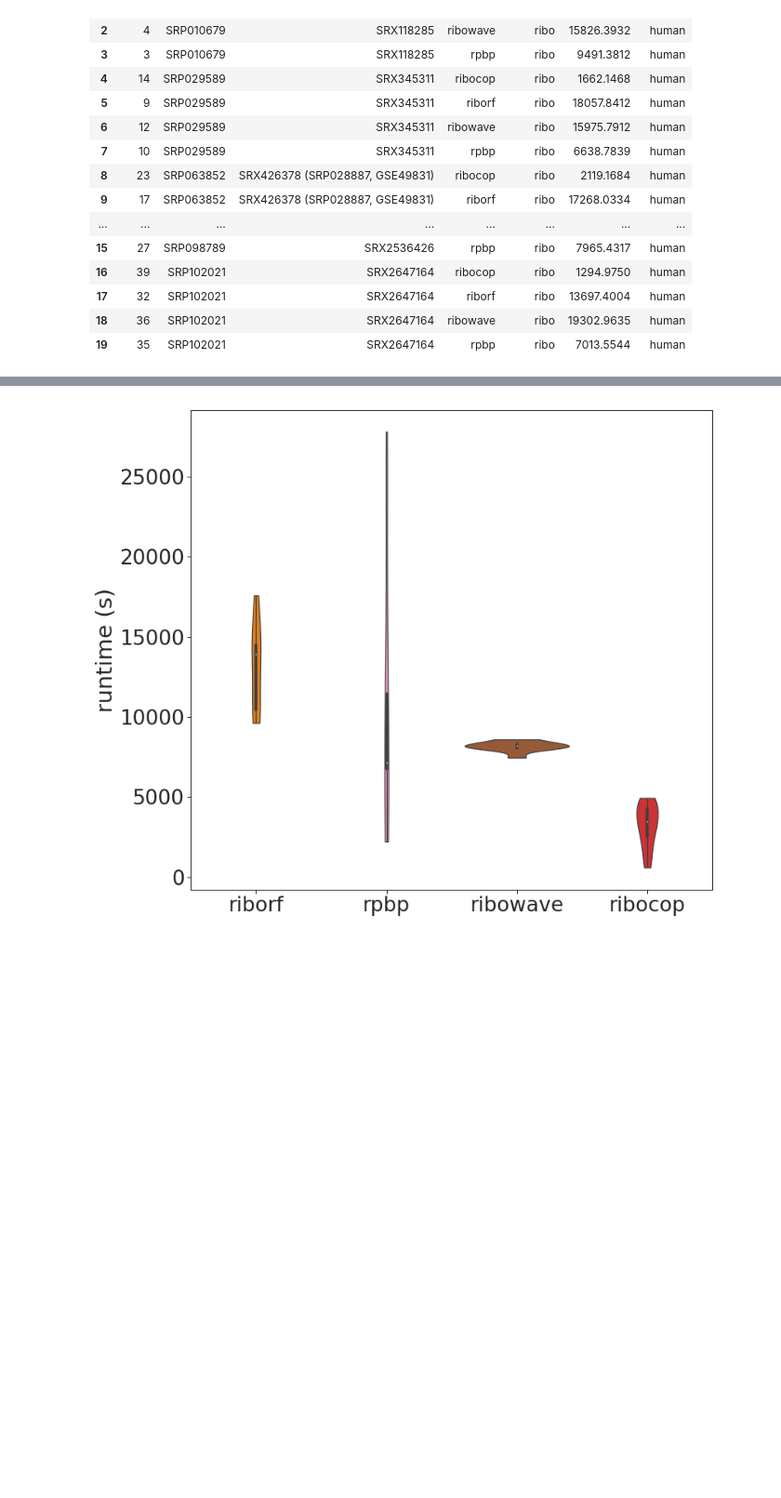
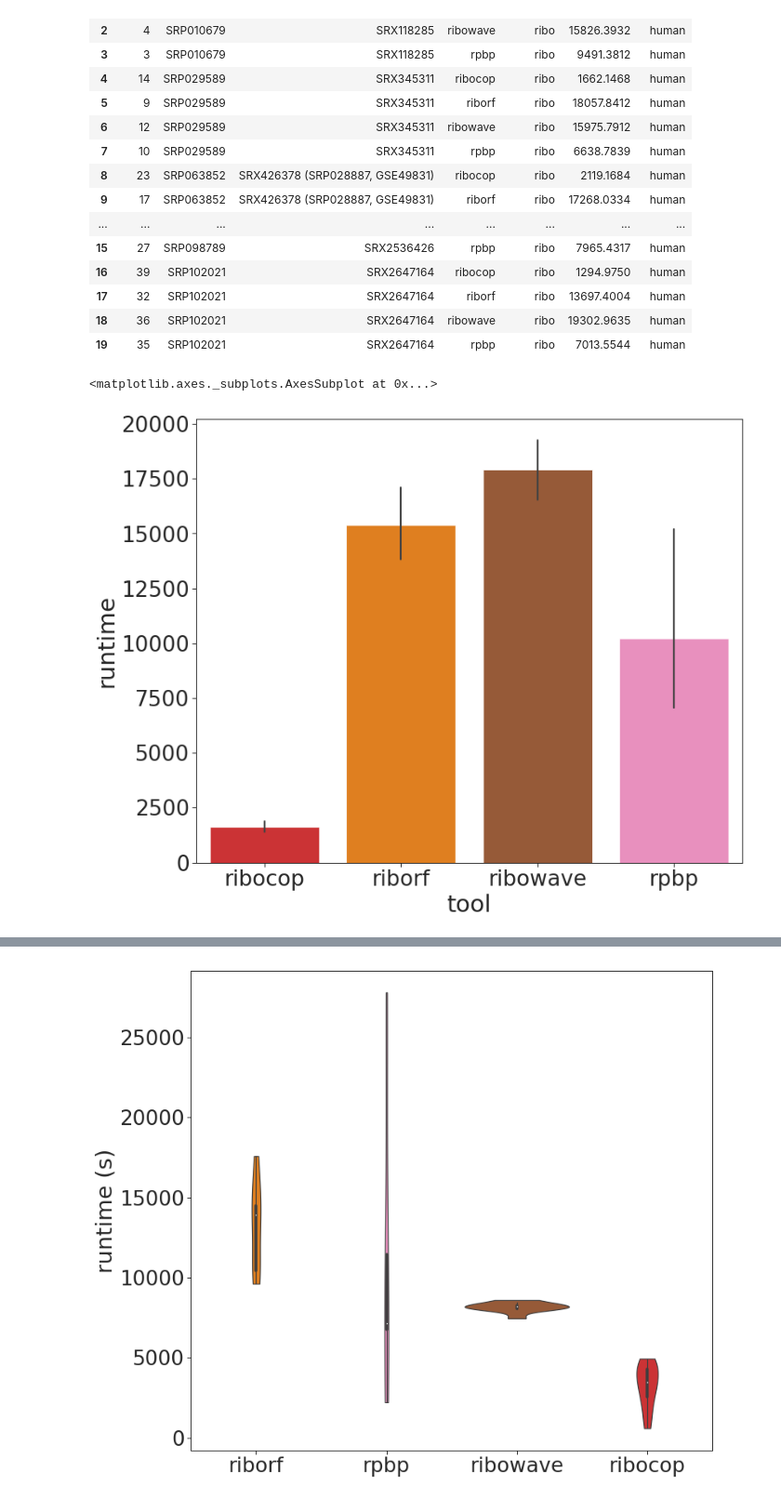
Before and after one commit to smithlabcode/ribotricer-results, a Jupyter notebook: notebooks/14.time-requirements.ipynb, the cells around one changed output, grey strips where cells are left out. Shown: that part at 93% size. Cells and saved outputs as stored; diff of their text form; code cells hidden in the pictures; blank space fills up the shorter version.

```diff
--- a/notebooks/14.time-requirements.ipynb
+++ b/notebooks/14.time-requirements.ipynb
@@ -154,5 +154,20 @@ hg_df_ribo
 | 17 | 32 | SRP102021 | SRX2647164 | riborf | ribo | 13697.4004 | human |
 | 18 | 36 | SRP102021 | SRX2647164 | ribowave | ribo | 19302.9635 | human |
 | 19 | 35 | SRP102021 | SRX2647164 | rpbp | ribo | 7013.5544 | human |
+# %%
+sns.set_context('paper', font_scale=3)
+sns.set_style('white')
+sns.set_style("ticks", {"xtick.major.size": 20, "ytick.major.size": 50})
+
+fig, ax = plt.subplots(figsize=(12,10))
+sns.set_style("ticks", {"xtick.major.size": 20, "ytick.major.size": 50})
+
+sns.set_style("ticks", {"xtick.major.size": 20, "ytick.major.size": 50})
+
+sns.barplot(data=hg_df_ribo, x='tool', y='runtime', palette=tool_colors, ax=ax)
+fig.savefig
+# %% [output]
+<matplotlib.axes._subplots.AxesSubplot at 0x...>
+[figure, added]
 # %%
 combined_df = pd.concat([hg_df, mm_df], ignore_index=True)
```
Also changed, not shown: parts of 4 cells of this notebook, 1 other file.
